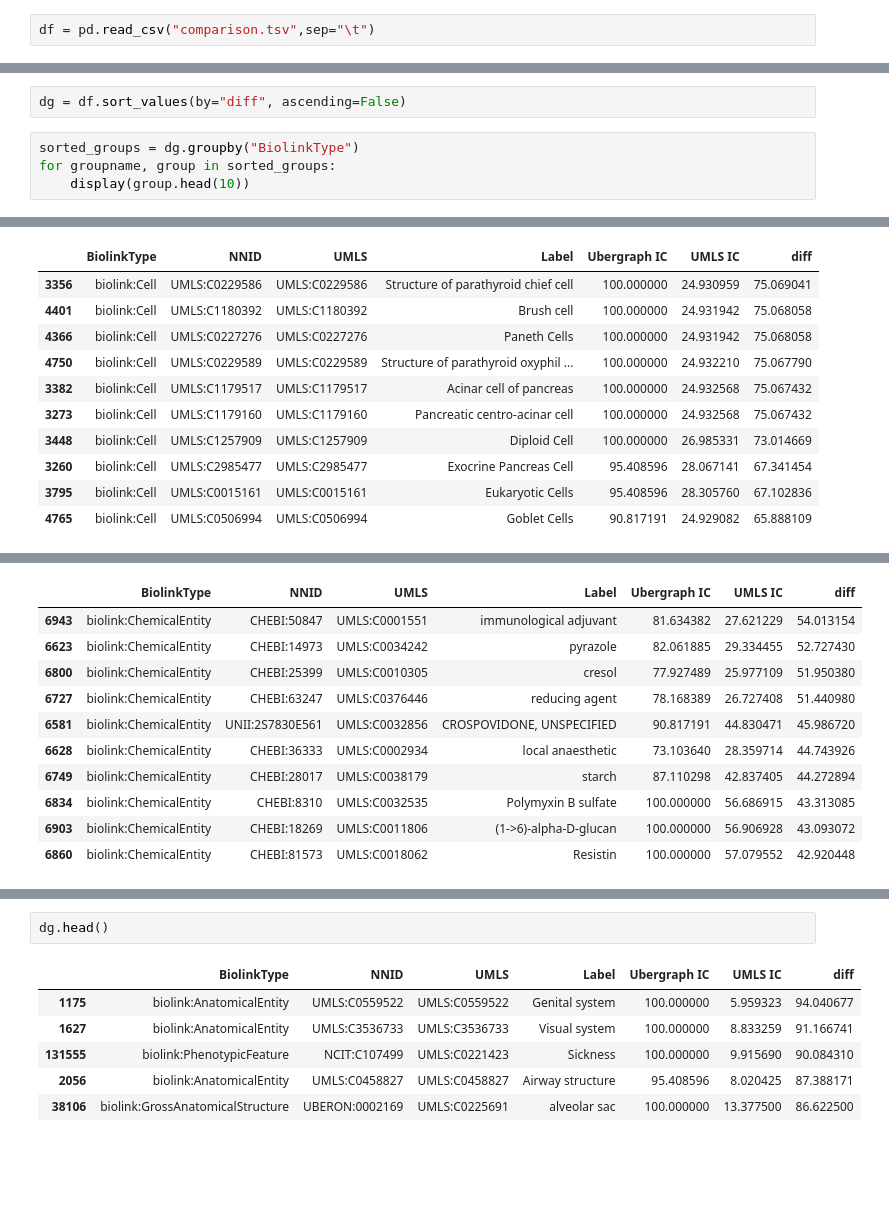
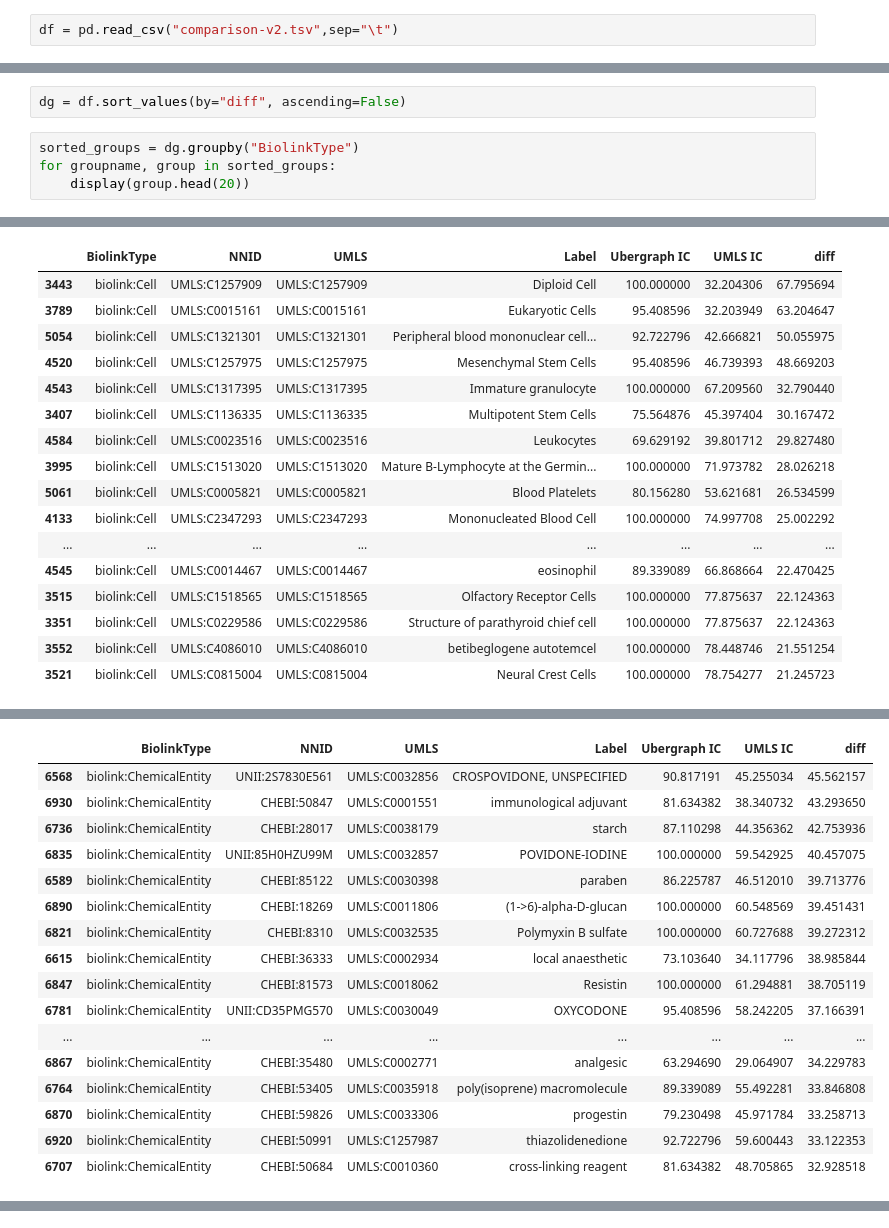
Before and after one commit to ranking-agent/robogallery, a Jupyter notebook: IC/IC Comparison.ipynb, the cells around one changed output, grey strips where cells are left out. Cells and saved outputs as stored; diff of their text form; blank space fills up the shorter version.

Commit message:
Compare UMLS to Ubergraph

```diff
--- a/IC/IC Comparison.ipynb
+++ b/IC/IC Comparison.ipynb
@@ -2,7 +2,7 @@
 import matplotlib.pyplot as plt
 import pandas as pd
 # %%
-df = pd.read_csv("comparison.tsv",sep="\t")
+df = pd.read_csv("comparison-v2.tsv",sep="\t")
 # %%
 len(df)
 # %% [output]
@@ -55,6 +55,6 @@ dg = df.sort_values(by="diff", ascending=False)
 # %%
 sorted_groups = dg.groupby("BiolinkType")
 for groupname, group in sorted_groups:
-    display(group.head(10))
+    display(group.head(20))
 # %% [output]
 |  | BiolinkType | NNID | UMLS | Label | Ubergraph IC | UMLS IC | diff |
@@ -71,12 +77,18 @@ for groupname, group in sorted_groups:
 |  | BiolinkType | NNID | UMLS | Label | Ubergraph IC | UMLS IC | diff |
-| 3356 | biolink:Cell | UMLS:C0229586 | UMLS:C0229586 | Structure of parathyroid chief cell | 100.000000 | 24.930959 | 75.069041 |
-| 4401 | biolink:Cell | UMLS:C1180392 | UMLS:C1180392 | Brush cell | 100.000000 | 24.931942 | 75.068058 |
-| 4366 | biolink:Cell | UMLS:C0227276 | UMLS:C0227276 | Paneth Cells | 100.000000 | 24.931942 | 75.068058 |
-| 4750 | biolink:Cell | UMLS:C0229589 | UMLS:C0229589 | Structure of parathyroid oxyphil ... | 100.000000 | 24.932210 | 75.067790 |
-| 3382 | biolink:Cell | UMLS:C1179517 | UMLS:C1179517 | Acinar cell of pancreas | 100.000000 | 24.932568 | 75.067432 |
-| 3273 | biolink:Cell | UMLS:C1179160 | UMLS:C1179160 | Pancreatic centro-acinar cell | 100.000000 | 24.932568 | 75.067432 |
-| 3448 | biolink:Cell | UMLS:C1257909 | UMLS:C1257909 | Diploid Cell | 100.000000 | 26.985331 | 73.014669 |
-| 3260 | biolink:Cell | UMLS:C2985477 | UMLS:C2985477 | Exocrine Pancreas Cell | 95.408596 | 28.067141 | 67.341454 |
-| 3795 | biolink:Cell | UMLS:C0015161 | UMLS:C0015161 | Eukaryotic Cells | 95.408596 | 28.305760 | 67.102836 |
-| 4765 | biolink:Cell | UMLS:C0506994 | UMLS:C0506994 | Goblet Cells | 90.817191 | 24.929082 | 65.888109 |
+| 3443 | biolink:Cell | UMLS:C1257909 | UMLS:C1257909 | Diploid Cell | 100.000000 | 32.204306 | 67.795694 |
+| 3789 | biolink:Cell | UMLS:C0015161 | UMLS:C0015161 | Eukaryotic Cells | 95.408596 | 32.203949 | 63.204647 |
+| 5054 | biolink:Cell | UMLS:C1321301 | UMLS:C1321301 | Peripheral blood mononuclear cell... | 92.722796 | 42.666821 | 50.055975 |
+| 4520 | biolink:Cell | UMLS:C1257975 | UMLS:C1257975 | Mesenchymal Stem Cells | 95.408596 | 46.739393 | 48.669203 |
+| 4543 | biolink:Cell | UMLS:C1317395 | UMLS:C1317395 | Immature granulocyte | 100.000000 | 67.209560 | 32.790440 |
+| 3407 | biolink:Cell | UMLS:C1136335 | UMLS:C1136335 | Multipotent Stem Cells | 75.564876 | 45.397404 | 30.167472 |
+| 4584 | biolink:Cell | UMLS:C0023516 | UMLS:C0023516 | Leukocytes | 69.629192 | 39.801712 | 29.827480 |
+| 3995 | biolink:Cell | UMLS:C1513020 | UMLS:C1513020 | Mature B-Lymphocyte at the Germin... | 100.000000 | 71.973782 | 28.026218 |
+| 5061 | biolink:Cell | UMLS:C0005821 | UMLS:C0005821 | Blood Platelets | 80.156280 | 53.621681 | 26.534599 |
+| 4133 | biolink:Cell | UMLS:C2347293 | UMLS:C2347293 | Mononucleated Blood Cell | 100.000000 | 74.997708 | 25.002292 |
+| ... | ... | ... | ... | ... | ... | ... | ... |
+| 4545 | biolink:Cell | UMLS:C0014467 | UMLS:C0014467 | eosinophil | 89.339089 | 66.868664 | 22.470425 |
+| 3515 | biolink:Cell | UMLS:C1518565 | UMLS:C1518565 | Olfactory Receptor Cells | 100.000000 | 77.875637 | 22.124363 |
+| 3351 | biolink:Cell | UMLS:C0229586 | UMLS:C0229586 | Structure of parathyroid chief cell | 100.000000 | 77.875637 | 22.124363 |
+| 3552 | biolink:Cell | UMLS:C4086010 | UMLS:C4086010 | betibeglogene autotemcel | 100.000000 | 78.448746 | 21.551254 |
+| 3521 | biolink:Cell | UMLS:C0815004 | UMLS:C0815004 | Neural Crest Cells | 100.000000 | 78.754277 | 21.245723 |
 |  | BiolinkType | NNID | UMLS | Label | Ubergraph IC | UMLS IC | diff |
@@ -93,12 +111,18 @@ for groupname, group in sorted_groups:
 |  | BiolinkType | NNID | UMLS | Label | Ubergraph IC | UMLS IC | diff |
-| 6943 | biolink:ChemicalEntity | CHEBI:50847 | UMLS:C0001551 | immunological adjuvant | 81.634382 | 27.621229 | 54.013154 |
-| 6623 | biolink:ChemicalEntity | CHEBI:14973 | UMLS:C0034242 | pyrazole | 82.061885 | 29.334455 | 52.727430 |
-| 6800 | biolink:ChemicalEntity | CHEBI:25399 | UMLS:C0010305 | cresol | 77.927489 | 25.977109 | 51.950380 |
-| 6727 | biolink:ChemicalEntity | CHEBI:63247 | UMLS:C0376446 | reducing agent | 78.168389 | 26.727408 | 51.440980 |
-| 6581 | biolink:ChemicalEntity | UNII:2S7830E561 | UMLS:C0032856 | CROSPOVIDONE, UNSPECIFIED | 90.817191 | 44.830471 | 45.986720 |
-| 6628 | biolink:ChemicalEntity | CHEBI:36333 | UMLS:C0002934 | local anaesthetic | 73.103640 | 28.359714 | 44.743926 |
-| 6749 | biolink:ChemicalEntity | CHEBI:28017 | UMLS:C0038179 | starch | 87.110298 | 42.837405 | 44.272894 |
-| 6834 | biolink:ChemicalEntity | CHEBI:8310 | UMLS:C0032535 | Polymyxin B sulfate | 100.000000 | 56.686915 | 43.313085 |
-| 6903 | biolink:ChemicalEntity | CHEBI:18269 | UMLS:C0011806 | (1->6)-alpha-D-glucan | 100.000000 | 56.906928 | 43.093072 |
-| 6860 | biolink:ChemicalEntity | CHEBI:81573 | UMLS:C0018062 | Resistin | 100.000000 | 57.079552 | 42.920448 |
+| 6568 | biolink:ChemicalEntity | UNII:2S7830E561 | UMLS:C0032856 | CROSPOVIDONE, UNSPECIFIED | 90.817191 | 45.255034 | 45.562157 |
+| 6930 | biolink:ChemicalEntity | CHEBI:50847 | UMLS:C0001551 | immunological adjuvant | 81.634382 | 38.340732 | 43.293650 |
+| 6736 | biolink:ChemicalEntity | CHEBI:28017 | UMLS:C0038179 | starch | 87.110298 | 44.356362 | 42.753936 |
+| 6835 | biolink:ChemicalEntity | UNII:85H0HZU99M | UMLS:C0032857 | POVIDONE-IODINE | 100.000000 | 59.542925 | 40.457075 |
+| 6589 | biolink:ChemicalEntity | CHEBI:85122 | UMLS:C0030398 | paraben | 86.225787 | 46.512010 | 39.713776 |
+| 6890 | biolink:ChemicalEntity | CHEBI:18269 | UMLS:C0011806 | (1->6)-alpha-D-glucan | 100.000000 | 60.548569 | 39.451431 |
+| 6821 | biolink:ChemicalEntity | CHEBI:8310 | UMLS:C0032535 | Polymyxin B sulfate | 100.000000 | 60.727688 | 39.272312 |
+| 6615 | biolink:ChemicalEntity | CHEBI:36333 | UMLS:C0002934 | local anaesthetic | 73.103640 | 34.117796 | 38.985844 |
+| 6847 | biolink:ChemicalEntity | CHEBI:81573 | UMLS:C0018062 | Resistin | 100.000000 | 61.294881 | 38.705119 |
+| 6781 | biolink:ChemicalEntity | UNII:CD35PMG570 | UMLS:C0030049 | OXYCODONE | 95.408596 | 58.242205 | 37.166391 |
+| ... | ... | ... | ... | ... | ... | ... | ... |
+| 6867 | biolink:ChemicalEntity | CHEBI:35480 | UMLS:C0002771 | analgesic | 63.294690 | 29.064907 | 34.229783 |
+| 6764 | biolink:ChemicalEntity | CHEBI:53405 | UMLS:C0035918 | poly(isoprene) macromolecule | 89.339089 | 55.492281 | 33.846808 |
+| 6870 | biolink:ChemicalEntity | CHEBI:59826 | UMLS:C0033306 | progestin | 79.230498 | 45.971784 | 33.258713 |
+| 6920 | biolink:ChemicalEntity | CHEBI:50991 | UMLS:C1257987 | thiazolidenedione | 92.722796 | 59.600443 | 33.122353 |
+| 6707 | biolink:ChemicalEntity | CHEBI:50684 | UMLS:C0010360 | cross-linking reagent | 81.634382 | 48.705865 | 32.928518 |
 |  | BiolinkType | NNID | UMLS | Label | Ubergraph IC | UMLS IC | diff |
@@ -199,9 +264,0 @@ for groupname, group in sorted_groups:
-# %%
-dg.head()
-# %% [output]
-|  | BiolinkType | NNID | UMLS | Label | Ubergraph IC | UMLS IC | diff |
-| 1175 | biolink:AnatomicalEntity | UMLS:C0559522 | UMLS:C0559522 | Genital system | 100.000000 | 5.959323 | 94.040677 |
-| 1627 | biolink:AnatomicalEntity | UMLS:C3536733 | UMLS:C3536733 | Visual system | 100.000000 | 8.833259 | 91.166741 |
-| 131555 | biolink:PhenotypicFeature | NCIT:C107499 | UMLS:C0221423 | Sickness | 100.000000 | 9.915690 | 90.084310 |
-| 2056 | biolink:AnatomicalEntity | UMLS:C0458827 | UMLS:C0458827 | Airway structure | 95.408596 | 8.020425 | 87.388171 |
-| 38106 | biolink:GrossAnatomicalStructure | UBERON:0002169 | UMLS:C0225691 | alveolar sac | 100.000000 | 13.377500 | 86.622500 |
```
Also changed, not shown: parts of 5 cells of this notebook.
